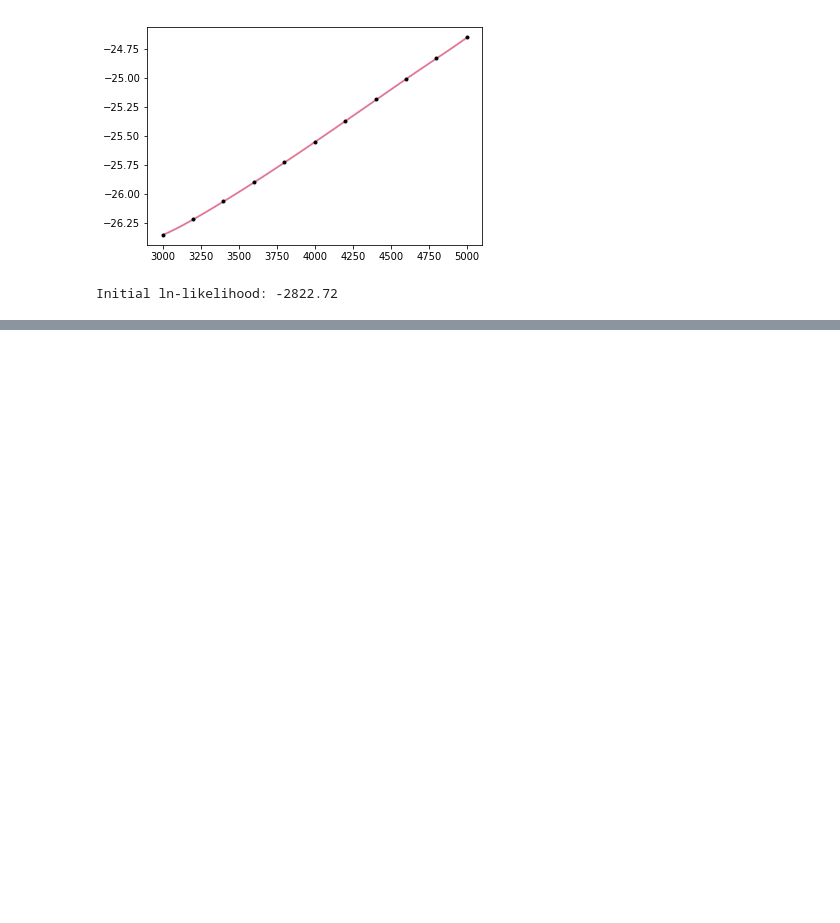
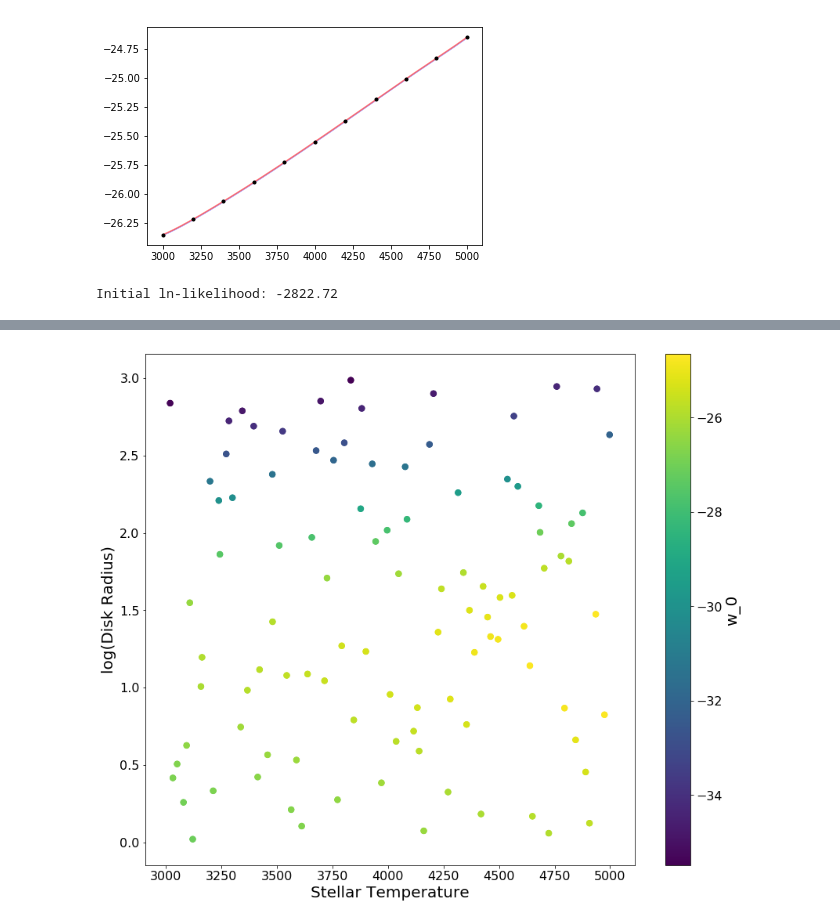
Before and after one commit to elizabethteng/crassula, a Jupyter notebook: figure_factory.ipynb, the cells around one changed output, grey strips where cells are left out. Cells and saved outputs as stored; diff of their text form; code cells hidden in the pictures; blank space fills up the shorter version.

```diff
--- a/figure_factory.ipynb
+++ b/figure_factory.ipynb
@@ -433,0 +466,65 @@ Final ln-likelihood: -0.41
+# %%
+#directory="../grid/2dgrid/"
+#coords=[[],[]]
+#seds=[]
+#for i in range(len(os.listdir(directory))):
+#    coords[0].append(float(os.listdir(directory)[i].split("_")[(2*0)+1]))
+#    coords[1].append(float(os.listdir(directory)[i].split("_")[(2*3)+1]))
+#    filename=os.listdir(directory)[i]
+#    model=modeling.YSOModel()
+#    model.read_yso(directory+filename)
+#    seds.append(np.log10(model.spectra["SED"].flux))
+
+#with open('../grid_metadata/2dgrid_coords.txt', 'wb') as fp:
+#    pickle.dump(coords, fp)
+with open ('../grid_metadata/2dgrid_coords.txt', 'rb') as fp:
+    coords = pickle.load(fp)
+#with open('../grid_metadata/2dgrid_seds.txt', 'wb') as fp:
+#    pickle.dump(seds, fp)
+with open ('../grid_metadata/2dgrid_seds.txt', 'rb') as fp:
+    slicevals = np.array(pickle.load(fp))[:,100:500]
+with open ('../grid_metadata/2dgrid_seds.txt', 'rb') as fp:
+    nanslicevals = np.array(pickle.load(fp))[:,100:500]
+
+# fix -infs: powerlaw cutoff
+for i in range(len(slicevals)):
+    if -np.inf in slicevals[i]:
+        a = slicevals[i].tolist()
+        a.reverse()
+        ind = len(a)-a.index(-np.inf)
+        x1 = xvals[ind]
+        y1 = slicevals[i][ind]
+        for j in range(ind):
+            slicevals[i][j]=(100*(np.log10(xvals[j]/x1)))+y1
+
+nanslicevals[nanslicevals<-20]=np.nan
+
+# subtracting from the seds each sample mean
+slice_seds_msub = slicevals - np.nanmean(nanslicevals,axis=1)[:,np.newaxis]
+
+fitdata=[]
+for i in range(len(slicevals)):
+    data=[coords[0][i],coords[1][i]]
+    coeffs=pca.transform(slice_seds_msub[i].reshape(1,-1))
+    for j in range(15):
+        data.append(coeffs[0][j])
+    fitdata.append(data)
+fitdata=np.array(fitdata)
+
+plt.figure(figsize=(14,12))
+Tstar=fitdata[:,0]
+logR_disk=fitdata[:,1]
+w0=fitdata[:,2+0]
+style = dict(cmap='viridis', vmin=np.min(w0), vmax=np.max(w0))
+plt.scatter(Tstar,logR_disk, c=w0, s=55, **style)
+cb=plt.colorbar()
+cb.set_label(label='w_0',size=20)
+cb.ax.tick_params(labelsize=16)
+plt.scatter(x[:, 0], x[:, 1], c=w0, s=50, **style)#,edgecolors='r')
+plt.xlabel("Stellar Temperature",size=20)
+plt.ylabel("log(Disk Radius)",size=20)
+plt.tick_params(labelsize=16)
+
+plt.show()
+# %% [output]
+[figure, added]
```
Also changed, not shown: parts of 23 cells of this notebook.
